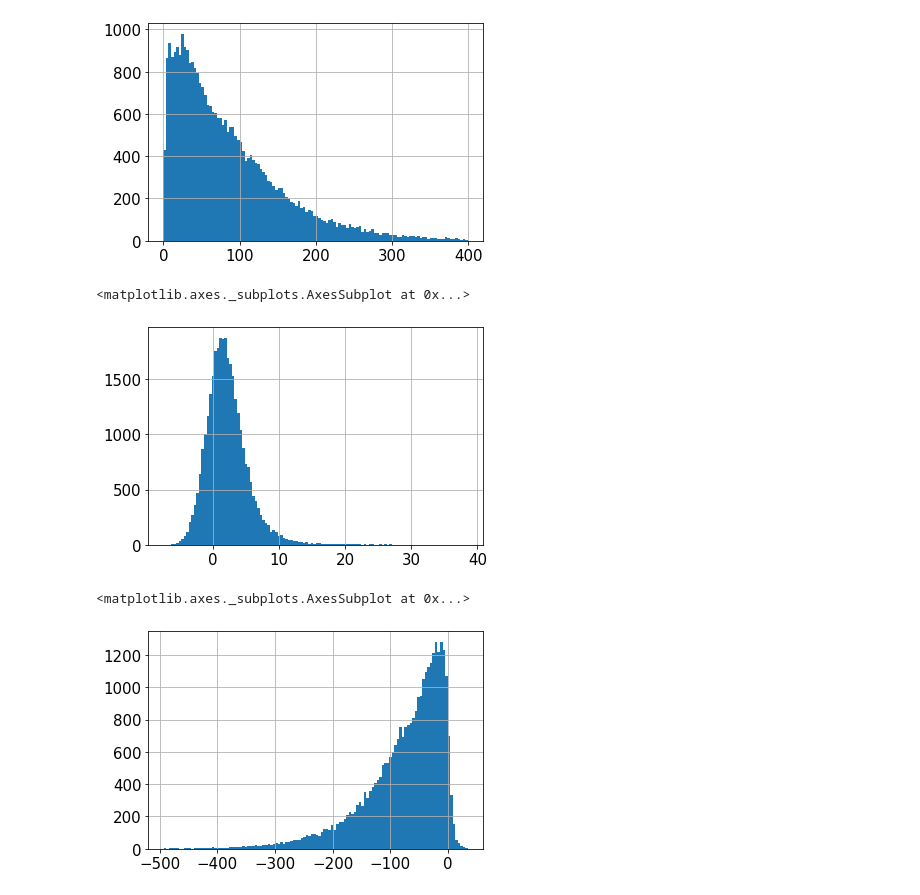
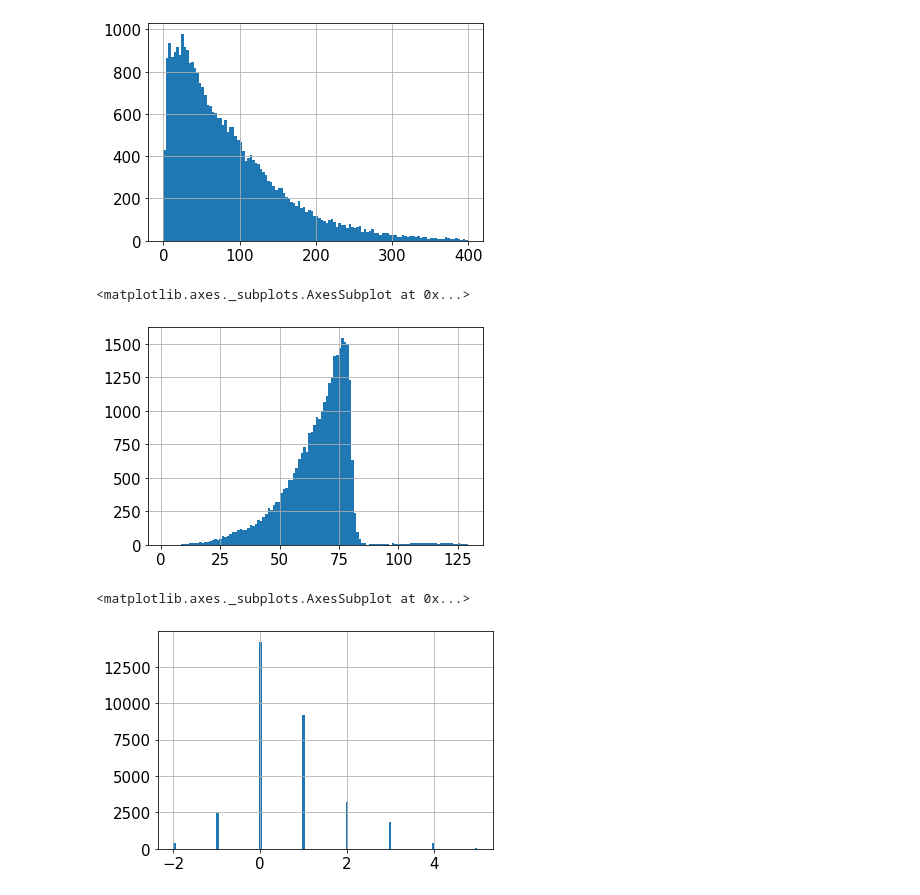
Before and after one commit to robmoratore/ShellDnA, a Jupyter notebook: DnA 2.0/Predict weekly consumption.ipynb, the cells around one changed output. Drawn from its saved outputs; the diff is of its cells as text; code cells hidden in the pictures.

```diff
--- a/DnA 2.0/Predict weekly consumption.ipynb
+++ b/DnA 2.0/Predict weekly consumption.ipynb
@@ -25,16 +25,28 @@ noise
 noise2 = np.random.normal(0,1,data.shape[0])
 noise2
 
-noise3 = np.random.normal(0,1,data.shape[0])
-noise3
+#time spent in shop
+data['time_spent_in_shop'] = (data['SALES_VALUE']/10 - data['previous_amount_spent'] + 3*noise + 400) *0.2
+data['time_spent_in_shop'] = data['time_spent_in_shop'].apply(lambda x: x+100 if x<0 else x)
+min_val = int(data['time_spent_in_shop'].min())
+max_val = int(data['time_spent_in_shop'].max())
+data['time_spent_in_shop'] = data['time_spent_in_shop'].apply(lambda x: x+100 if x<(randint(min_val,max_val)*0.3) else x)
 
-data['combination_feature_prevAmount'] = data['SALES_VALUE']/10 - data['previous_amount_spent'] + 3*noise
-data['combination_feature_monday'] = data['SALES_VALUE']/10 *2*data['Monday %'] - 2*noise2
+# difference in fuel price between this shop and the average in the area
+data['difference_fuel_price'] = data['SALES_VALUE']/20 *2*data['Monday %'] + 2*noise2
+
 # data['lower_fake'] = data['SALES_VALUE'].apply(lambda x: x if x<50 else randint(30,70))/20 + 10*noise3 + data['previous_amount_spent']
 # data['higher_fake'] = data['SALES_VALUE'].apply(lambda x: x if x>50 else randint(30,70))/20 - 10*noise3
 
-
 print(data.shape)
 # %% [output]
 (123976, 49)
 (31712, 51)
+# %%
+weeks_avgs = pd.DataFrame(data.groupby('WEEK_NO')['difference_fuel_price'].mean()).reset_index()
+weeks_avgs['difference_fuel_price'] = weeks_avgs['difference_fuel_price']*10-10
+weeks_avgs['difference_fuel_price'] = weeks_avgs['difference_fuel_price'].astype(int)
+data = data.merge(weeks_avgs, on='WEEK_NO')
+data.rename(columns={'difference_fuel_price_y':'difference_fuel_price'}, inplace=True)
+data.drop('difference_fuel_price_x', axis=1, inplace=True)
+weeks_avgs.head()
@@ -92,15 +136,15 @@ data['SALES_VALUE'].hist(bins=120)
 <matplotlib.axes._subplots.AxesSubplot at 0x...>
 [figure]
 # %%
-data['combination_feature_monday'].hist(bins=120)
+data['time_spent_in_shop'].hist(bins=120)
 # %% [output]
 <matplotlib.axes._subplots.AxesSubplot at 0x...>
-[figure, old version]
+[figure, new version]
 # %%
-data['combination_feature_prevAmount'].hist(bins=120)
+data['difference_fuel_price'].hist(bins=120)
 # %% [output]
 <matplotlib.axes._subplots.AxesSubplot at 0x...>
-[figure, old version]
+[figure, new version]
 # %%
 X = data[columns_to_predict_on]
 
```
Also changed, not shown: parts of 14 cells of this notebook.
